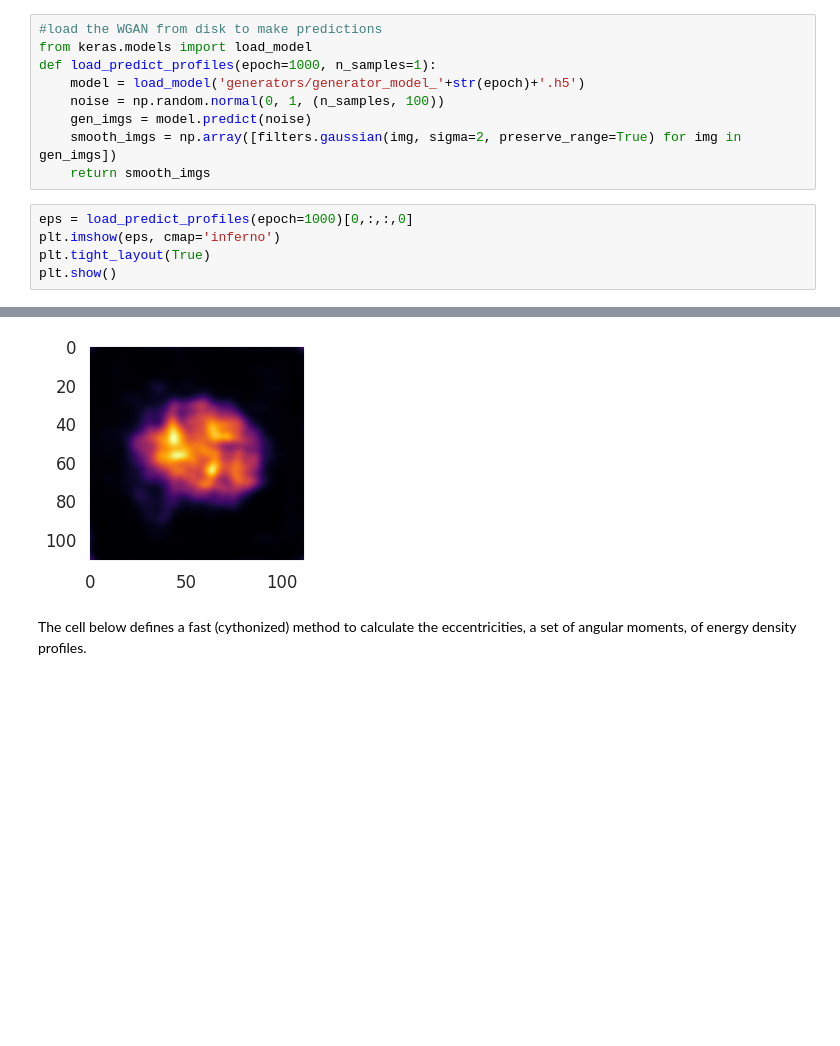
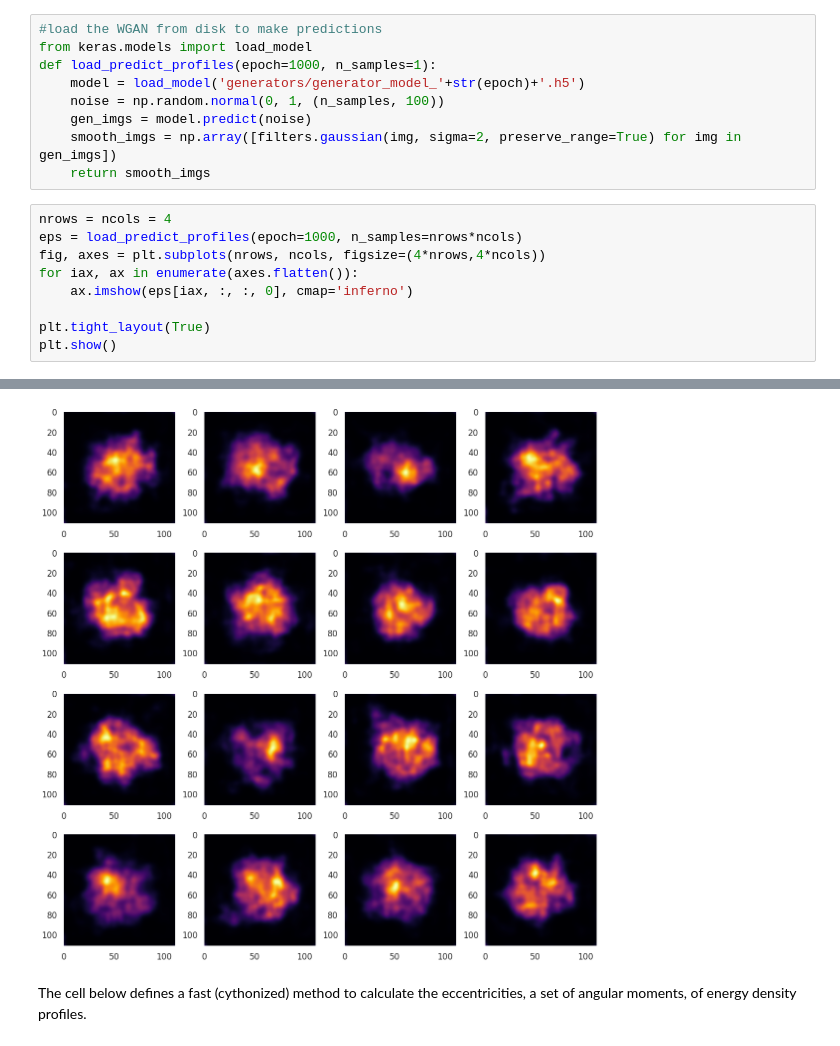
Before and after one commit to derekeverett/ml_optimize_hydro, a Jupyter notebook: predict_profiles/IPGANsma/Train_WGAN.ipynb, the cells around one changed output, grey strips where cells are left out. Saved outputs shown, nothing was run; the diff lists cells and outputs as text; blank space fills up the shorter version.

```diff
--- a/predict_profiles/IPGANsma/Train_WGAN.ipynb
+++ b/predict_profiles/IPGANsma/Train_WGAN.ipynb
@@ -211,8 +213,12 @@ def load_predict_profiles(epoch=1000, n_samples=1):
     smooth_imgs = np.array([filters.gaussian(img, sigma=2, preserve_range=True) for img in gen_imgs])
     return smooth_imgs
 # %%
-eps = load_predict_profiles(epoch=1000)[0,:,:,0]
-plt.imshow(eps, cmap='inferno')
+nrows = ncols = 4
+eps = load_predict_profiles(epoch=1000, n_samples=nrows*ncols)
+fig, axes = plt.subplots(nrows, ncols, figsize=(4*nrows,4*ncols))
+for iax, ax in enumerate(axes.flatten()):
+    ax.imshow(eps[iax, :, :, 0], cmap='inferno')
+
 plt.tight_layout(True)
 plt.show()
 # %% [output]
@@ -219,4 +226,4 @@ plt.show()
-[figure, old version]
+[figure, new version]
 # %% [markdown]
 The cell below defines a fast (cythonized) method to calculate the eccentricities, a set of angular moments, of energy density profiles.
 # %%
```
Also changed, not shown: parts of 16 cells of this notebook.
